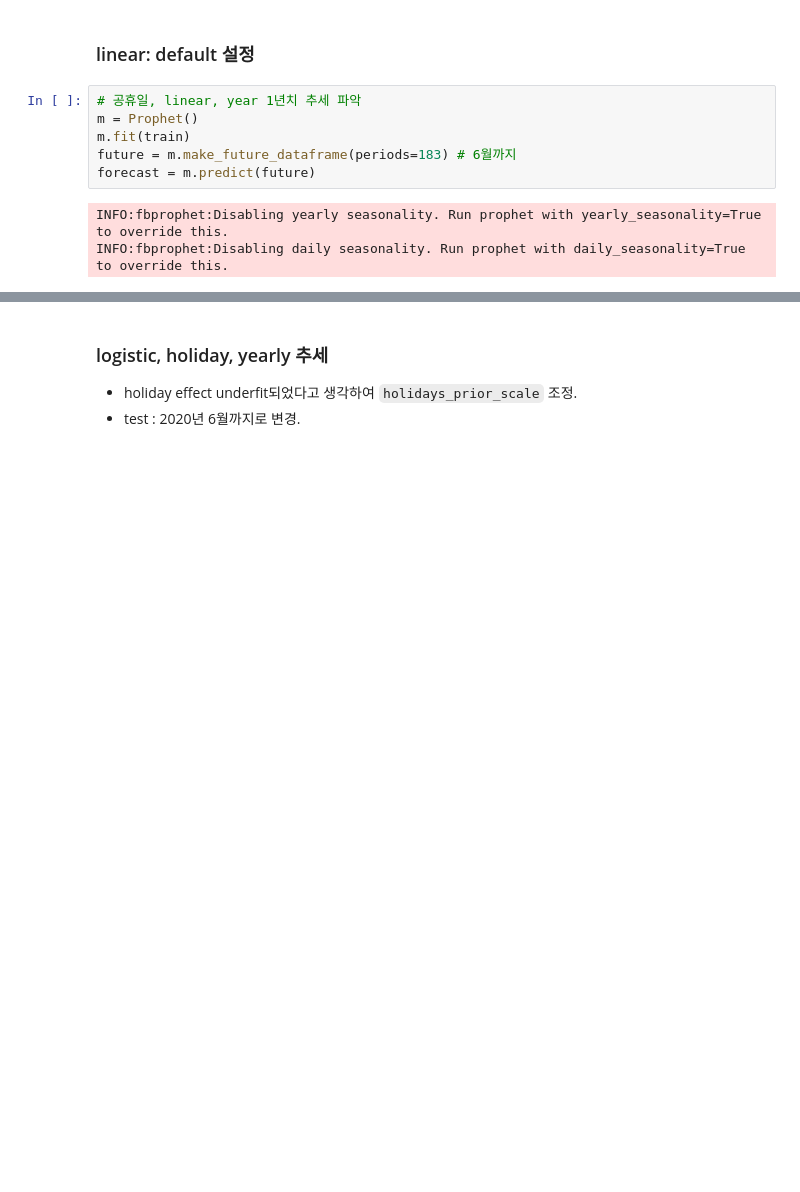
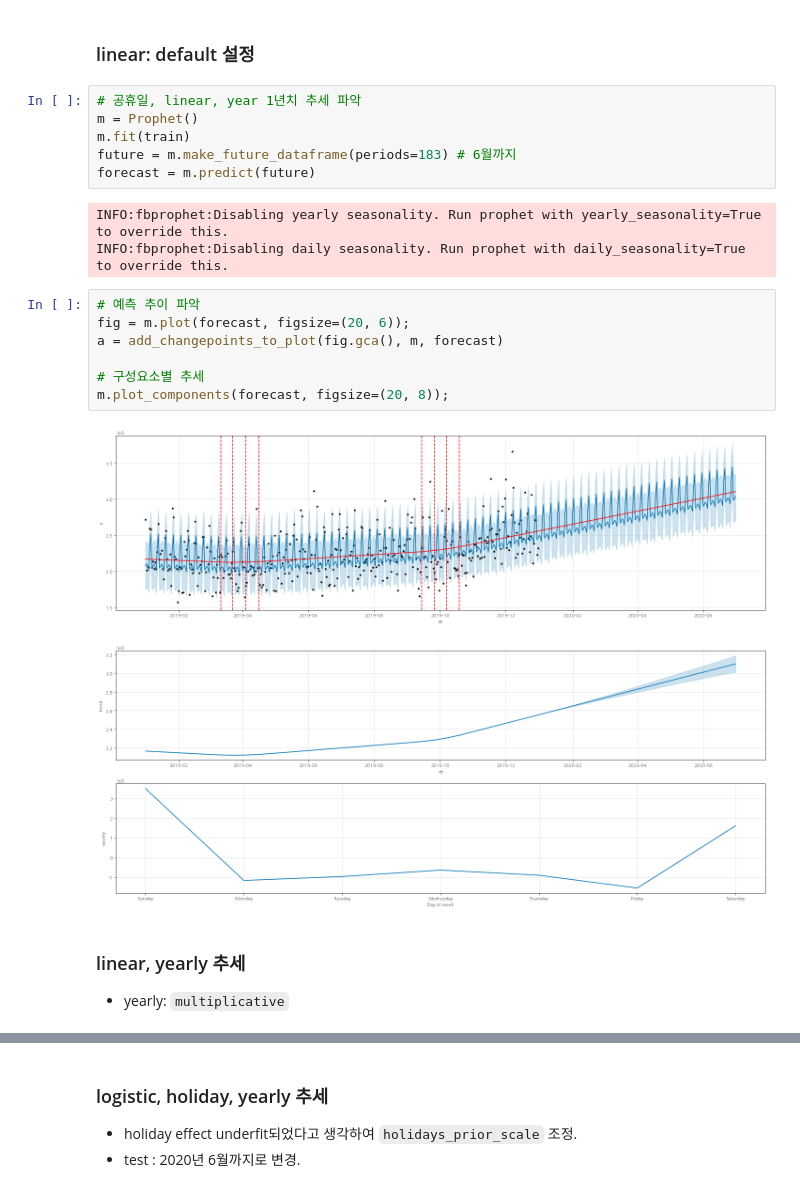
Before and after one commit to sirzzang/Data-Analysis, a Jupyter notebook: BigContest/EDA/EDA_TimeSeries_Prophet_20200908.ipynb, the cells around one changed output, grey strips where cells are left out. Cells and saved outputs as stored; diff of their text form; blank space fills up the shorter version.

```diff
--- a/BigContest/EDA/EDA_TimeSeries_Prophet_20200908.ipynb
+++ b/BigContest/EDA/EDA_TimeSeries_Prophet_20200908.ipynb
@@ -127,3 +132,16 @@ forecast = m.predict(future)
 # %% [output]
 INFO:fbprophet:Disabling yearly seasonality. Run prophet with yearly_seasonality=True to override this.
 INFO:fbprophet:Disabling daily seasonality. Run prophet with daily_seasonality=True to override this.
+# %%
+# 예측 추이 파악
+fig = m.plot(forecast, figsize=(20, 6));
+a = add_changepoints_to_plot(fig.gca(), m, forecast)
+
+# 구성요소별 추세
+m.plot_components(forecast, figsize=(20, 8));
+# %% [output]
+[figure, added]
+[figure, added]
+# %% [markdown]
+### linear, yearly 추세
+- yearly: `multiplicative`
```
Also changed, not shown: parts of 22 cells of this notebook, 3 other files.
